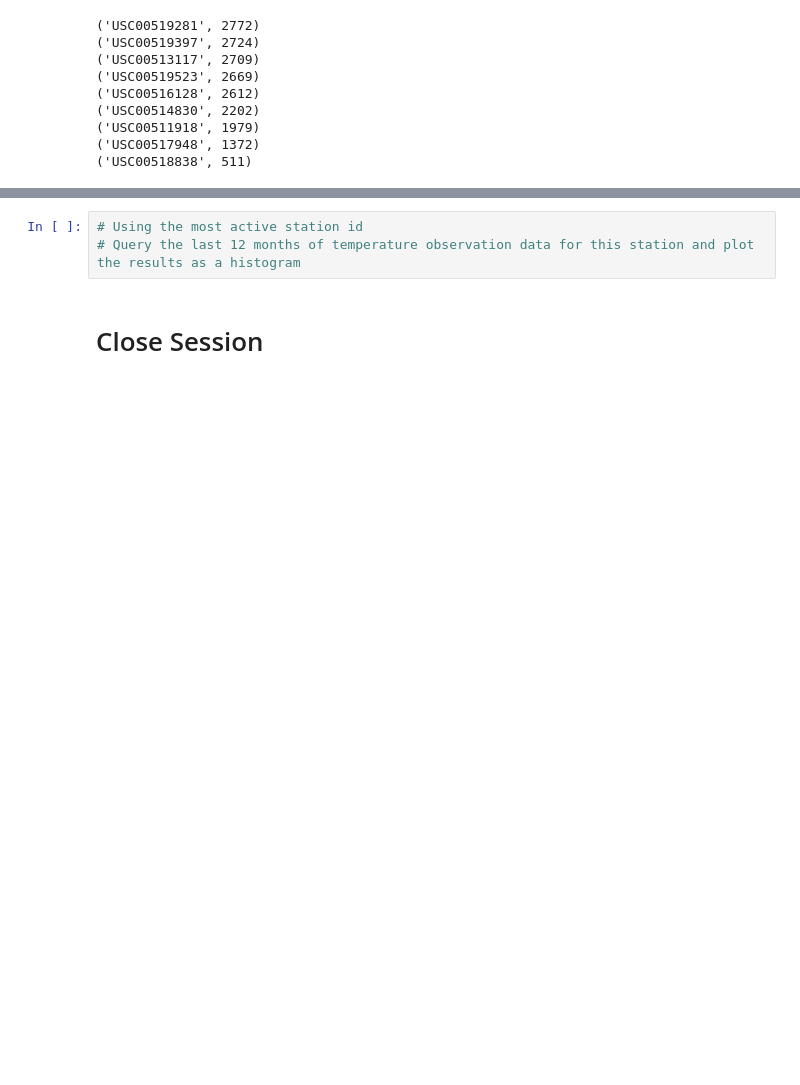
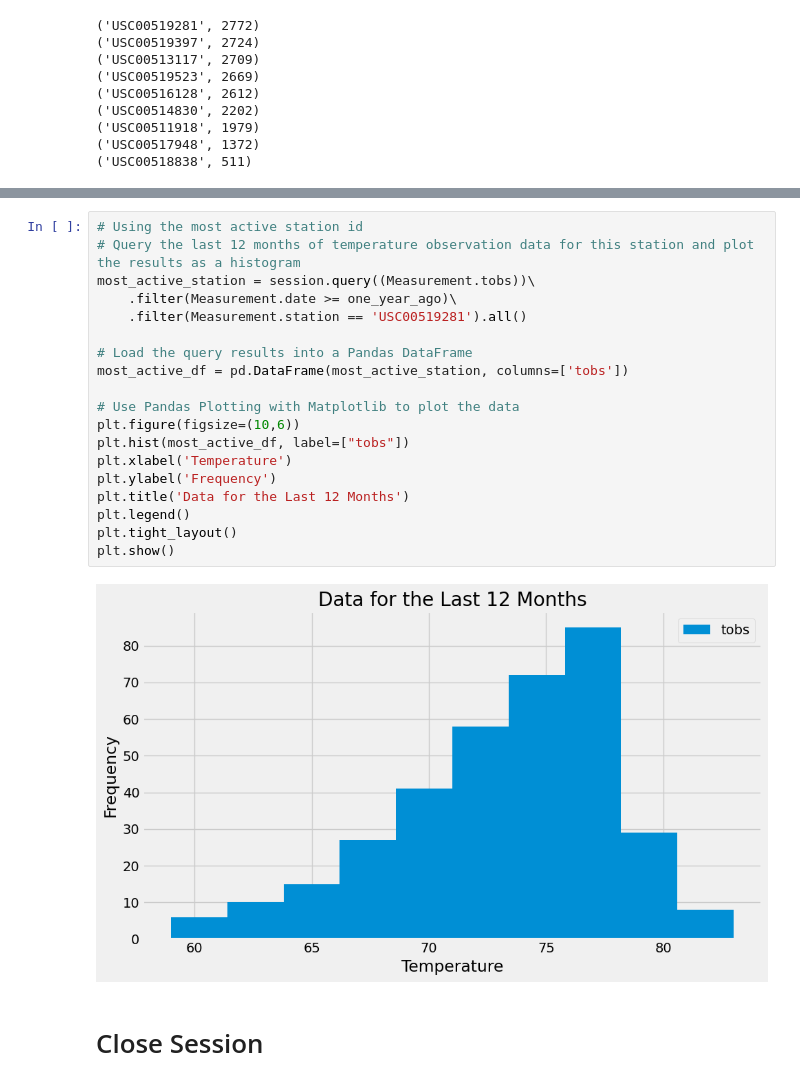
Before and after one commit to thaychansy/sqlalchemy-challenge, a Jupyter notebook: surfsup/climate.ipynb, the cells around one changed output, grey strips where cells are left out. Drawn from its saved outputs; the diff is of its cells as text; blank space fills up the shorter version.

```diff
--- a/surfsup/climate.ipynb
+++ b/surfsup/climate.ipynb
@@ -184,9 +184,27 @@ temp_info = session.query(func.min(Measurement.tobs).label('min_temperature'),
 print(temp_info)
 # %% [output]
 [(54.0, 85.0, 71.66378066378067)]
-# %%
-# Using the most active station id
-# Query the last 12 months of temperature observation data for this station and plot the results as a histogram
+# %%
+# Using the most active station id
+# Query the last 12 months of temperature observation data for this station and plot the results as a histogram
+most_active_station = session.query((Measurement.tobs))\
+    .filter(Measurement.date >= one_year_ago)\
+    .filter(Measurement.station == 'USC00519281').all()
+
+# Load the query results into a Pandas DataFrame
+most_active_df = pd.DataFrame(most_active_station, columns=['tobs'])
+
+# Use Pandas Plotting with Matplotlib to plot the data
+plt.figure(figsize=(10,6))
+plt.hist(most_active_df, label=["tobs"])
+plt.xlabel('Temperature')
+plt.ylabel('Frequency')
+plt.title('Data for the Last 12 Months')
+plt.legend()
+plt.tight_layout()
+plt.show()
+# %% [output]
+[figure, added]
 # %% [markdown]
 # Close Session
 # %%
```
Also changed, not shown: parts of 2 cells of this notebook.
